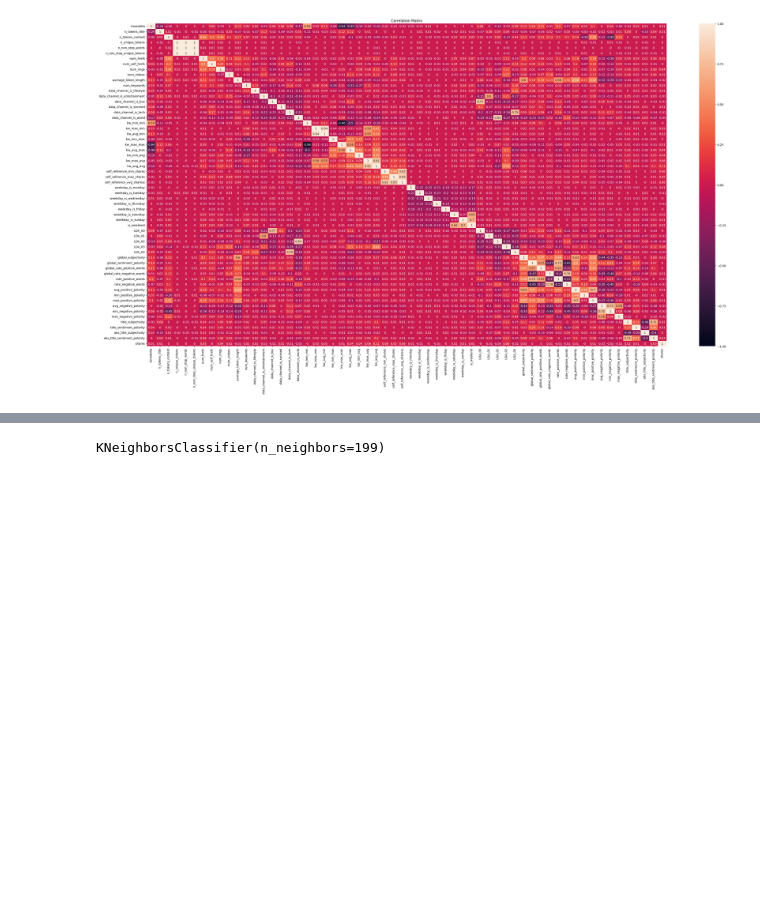
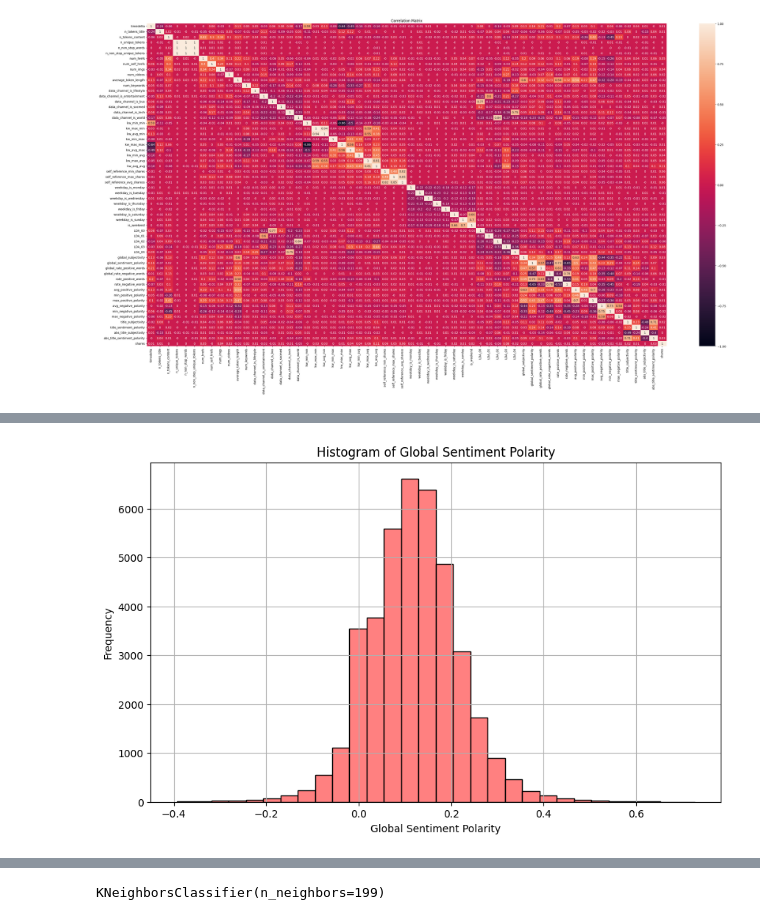
Before and after one commit to michaeljf00/applied_analytics_and_predictive_modeling, a Jupyter notebook: case_study_3.ipynb, the cells around one changed output, grey strips where cells are left out. Saved outputs shown, nothing was run; the diff lists cells and outputs as text; code cells hidden in the pictures; blank space fills up the shorter version.

```diff
--- a/case_study_3.ipynb
+++ b/case_study_3.ipynb
@@ -55,0 +85,10 @@ Text(0.5, 1.0, 'Correlation Matrix')
+# %%
+plt.figure(figsize=(10, 6))
+plt.hist(online_news_popularity[' global_sentiment_polarity'], bins=30, color=(1.0, 0.5, 0.5), edgecolor='black')
+plt.title('Histogram of Global Sentiment Polarity')
+plt.xlabel('Global Sentiment Polarity')
+plt.ylabel('Frequency')
+plt.grid(True)
+plt.show()
+# %% [output]
+[figure, added]
```
Also changed, not shown: parts of 14 cells of this notebook, 1 other file.
